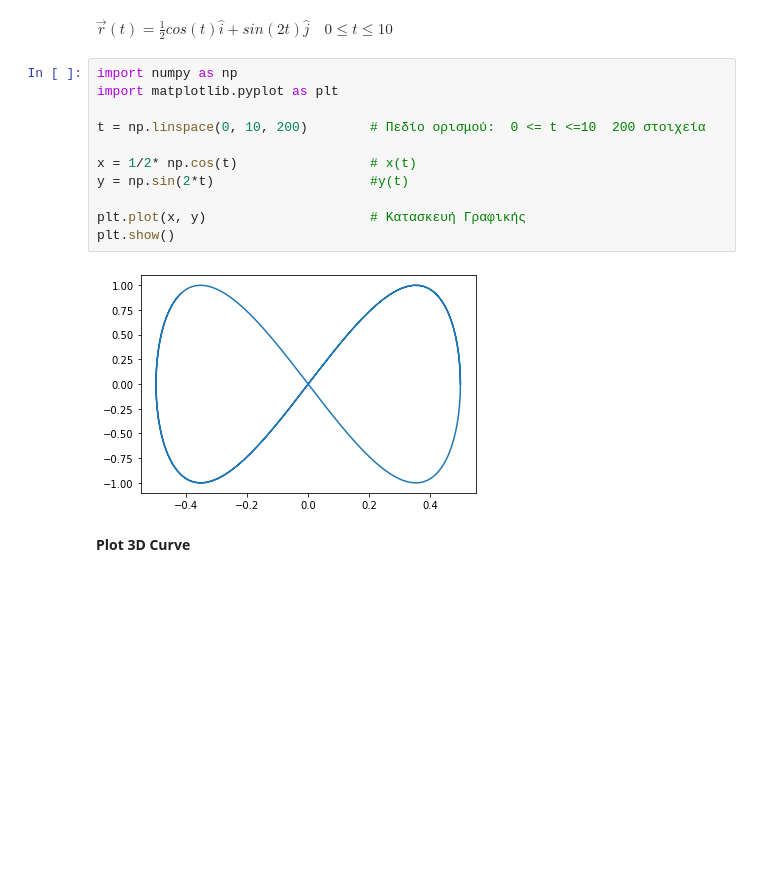
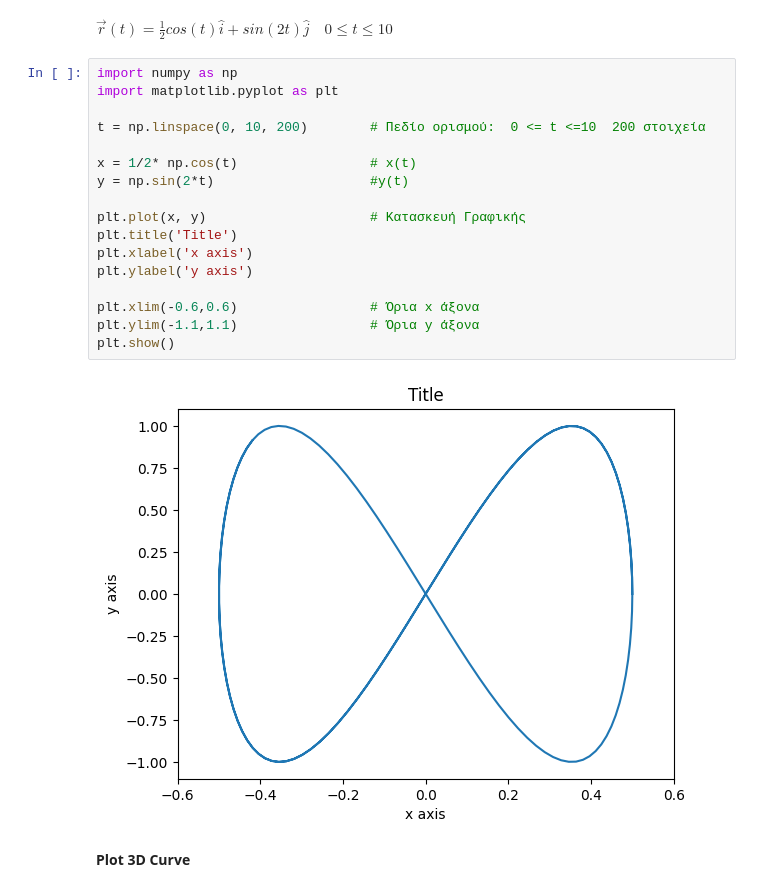
Before and after one commit to costpetrides/Computational-Physics, a Jupyter notebook: Graphs/Curves.ipynb, the cells around one changed output. Cells and saved outputs as stored; diff of their text form; blank space fills up the shorter version.

```diff
--- a/Graphs/Curves.ipynb
+++ b/Graphs/Curves.ipynb
@@ -7,16 +7,22 @@ $\vec{r}(t) = \frac{1}{2}cos(t) \hat{i} + sin(2t)\hat{j}  \quad    0 \leq t \leq
 # %%
 import numpy as np
 import matplotlib.pyplot as plt
 
 t = np.linspace(0, 10, 200)        # Πεδίο ορισμού:  0 <= t <=10  200 στοιχεία
 
 x = 1/2* np.cos(t)                 # x(t)
 y = np.sin(2*t)                    #y(t)
 
 plt.plot(x, y)                     # Κατασκευή Γραφικής
+plt.title('Title')
+plt.xlabel('x axis')
+plt.ylabel('y axis')
+
+plt.xlim(-0.6,0.6)                 # Όρια x άξονα
+plt.ylim(-1.1,1.1)                 # Όρια y άξονα
 plt.show()
 # %% [output]
-[figure, old version]
+[figure, new version]
 # %% [markdown]
 **Plot  3D Curve**
 # %% [markdown]
```
Also changed, not shown: parts of 1 cell of this notebook.
